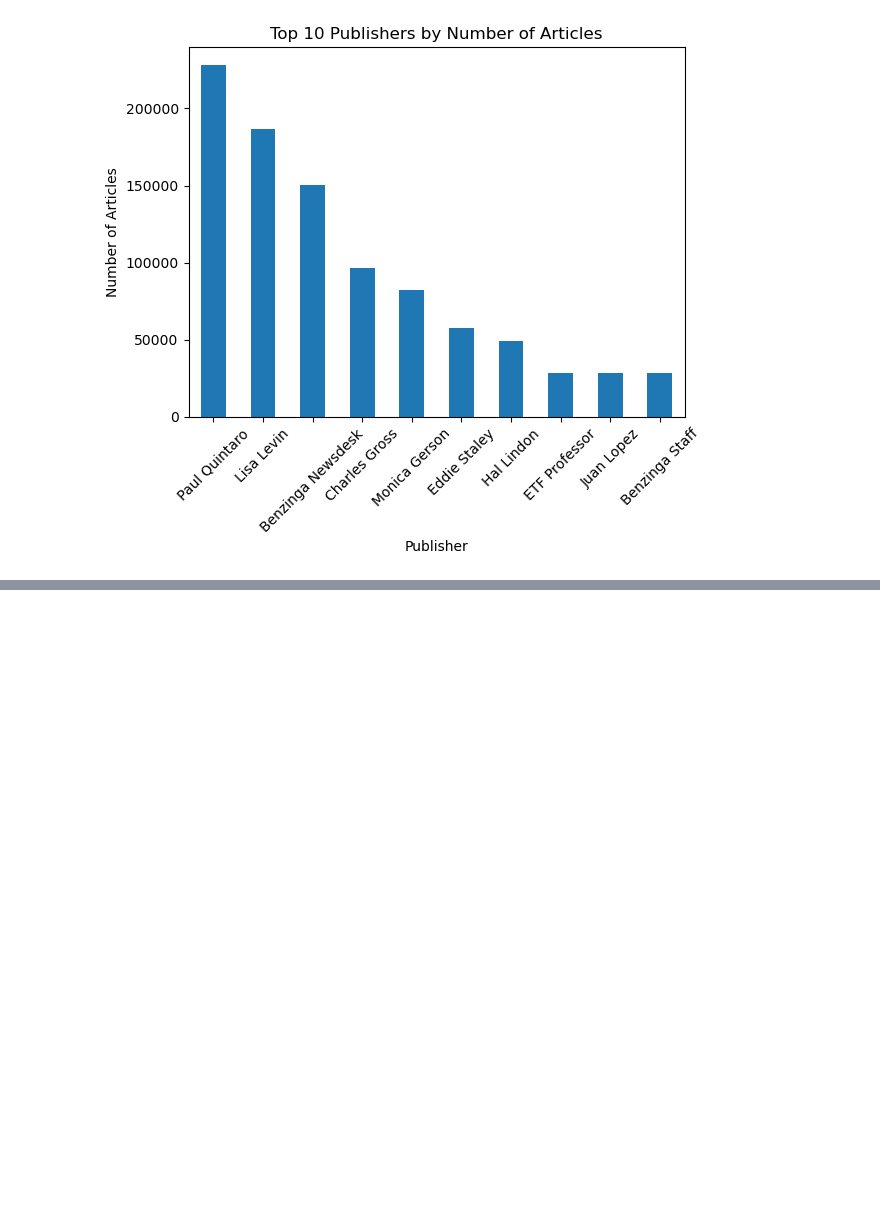
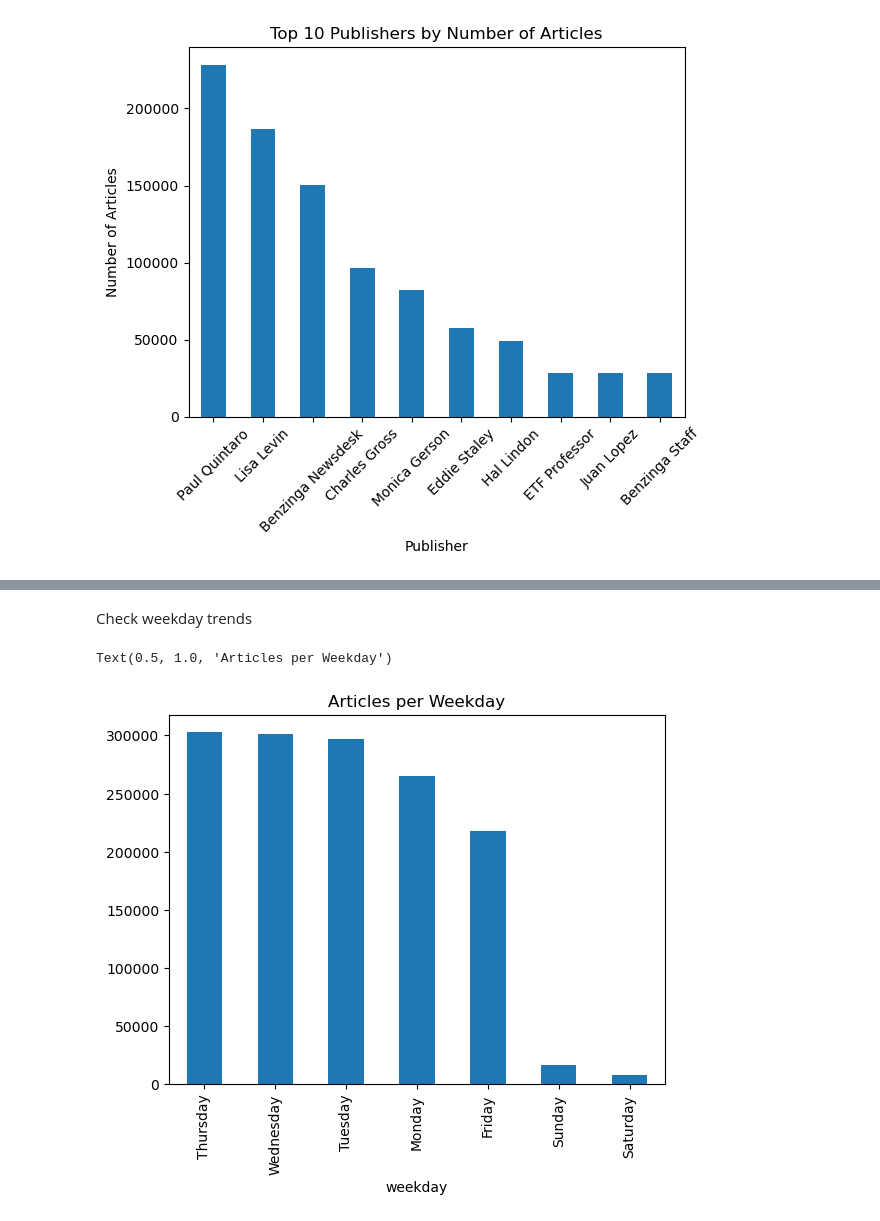
Before and after one commit to michael-099/Predicting-Price-Moves-with-News-Sentiment, a Jupyter notebook: notebooks/Predicting Price Moves with News Sentiment.ipynb, the cells around one changed output, grey strips where cells are left out. Saved outputs shown, nothing was run; the diff lists cells and outputs as text; code cells hidden in the pictures; blank space fills up the shorter version.

```diff
--- a/notebooks/Predicting Price Moves with News Sentiment.ipynb
+++ b/notebooks/Predicting Price Moves with News Sentiment.ipynb
@@ -86,0 +128,9 @@ Name: count, dtype: int64
+# %% [markdown]
+Check weekday trends
+# %%
+df['weekday'] = df['date'].dt.day_name()
+df['weekday'].value_counts().plot(kind='bar')
+plt.title("Articles per Weekday")
+# %% [output]
+Text(0.5, 1.0, 'Articles per Weekday')
+[figure, added]
```
Also changed, not shown: parts of 7 cells of this notebook.
